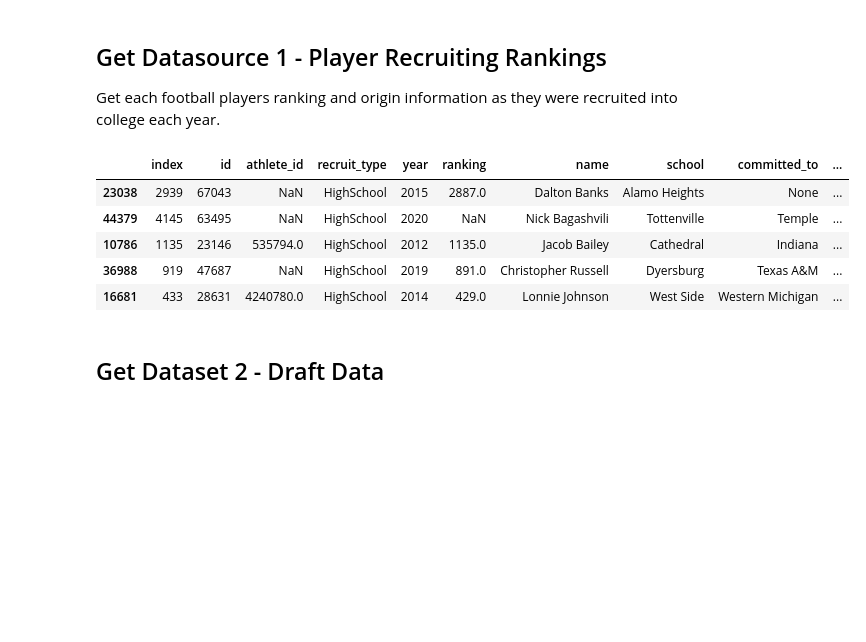
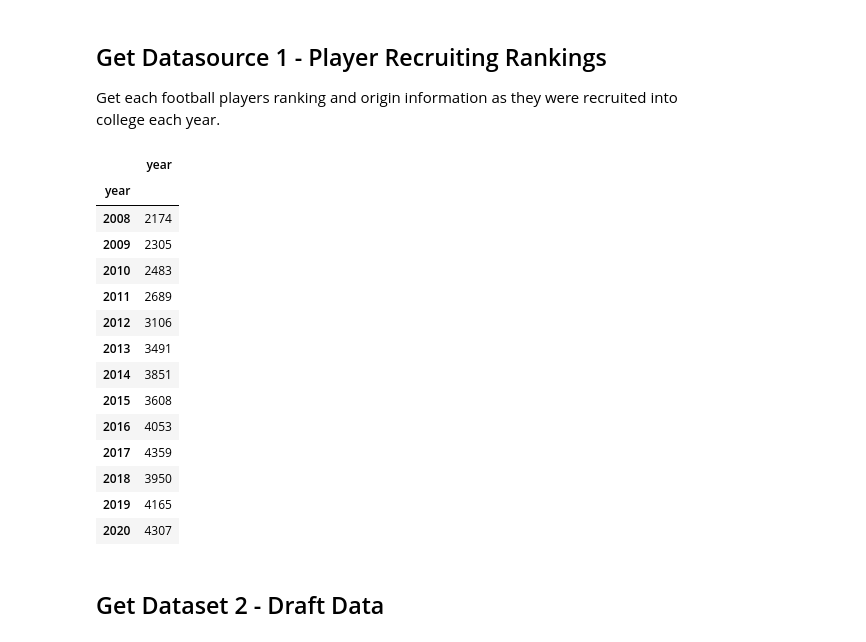
Before and after one commit to chrismca13/CFB_draft_propensity, a Jupyter notebook: notebooks/1_pull_data_M2.ipynb, the cells around one changed output. Cells and saved outputs as stored; diff of their text form; code cells hidden in the pictures; blank space fills up the shorter version.

```diff
--- a/notebooks/1_pull_data_M2.ipynb
+++ b/notebooks/1_pull_data_M2.ipynb
@@ -58,11 +53,13 @@ clear_output()
 # See link above to have custom API link emailed and save that key as variable api_key.
 
 # Load JSON data from file
-with open('../config/api_key.json', 'r') as file:
-    data = json.load(file)
+# with open('../config/api_key.json', 'r') as file:
+#     data = json.load(file)
 
 # Get the value of 'api_key'
-api_key = data.get('api_key')
+# api_key = data.get('api_key')
+
+api_key = 'jn8tnglKRmyayaeT0H3JG5TdxMxSnjLsFyW/QkRfhSS4UicMoNvZ71ao+gOXjMsI'
 # %%
 def api_setup(api_key):
 
@@ -125,14 +122,23 @@ def hs_recruits(start_year, end_year):
 
 df_recruits = hs_recruits(start_year_timeframe, end_year_timeframe)
 # %%
-df_recruits.sample(5)
+df_recruits.groupby(by = 'year').agg({'year' : 'count'})
 # %% [output]
-|  | index | id | athlete_id | recruit_type | year | ranking | name | school | committed_to | ... |
-| 23038 | 2939 | 67043 | NaN | HighSchool | 2015 | 2887.0 | Dalton Banks | Alamo Heights | None | ... |
-| 44379 | 4145 | 63495 | NaN | HighSchool | 2020 | NaN | Nick Bagashvili | Tottenville | Temple | ... |
-| 10786 | 1135 | 23146 | 535794.0 | HighSchool | 2012 | 1135.0 | Jacob Bailey | Cathedral | Indiana | ... |
-| 36988 | 919 | 47687 | NaN | HighSchool | 2019 | 891.0 | Christopher Russell | Dyersburg | Texas A&M | ... |
-| 16681 | 433 | 28631 | 4240780.0 | HighSchool | 2014 | 429.0 | Lonnie Johnson | West Side | Western Michigan | ... |
+|  | year |
+| year |  |
+| 2008 | 2174 |
+| 2009 | 2305 |
+| 2010 | 2483 |
+| 2011 | 2689 |
+| 2012 | 3106 |
+| 2013 | 3491 |
+| 2014 | 3851 |
+| 2015 | 3608 |
+| 2016 | 4053 |
+| 2017 | 4359 |
+| 2018 | 3950 |
+| 2019 | 4165 |
+| 2020 | 4307 |
 # %% [markdown]
 ## Get Dataset 2 - Draft Data
 # %%
```
Also changed, not shown: parts of 15 cells of this notebook.
